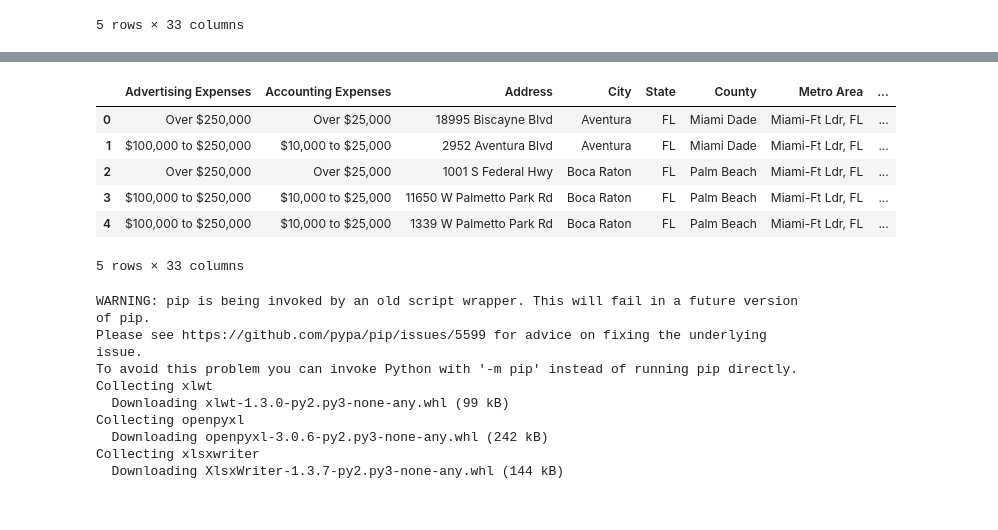
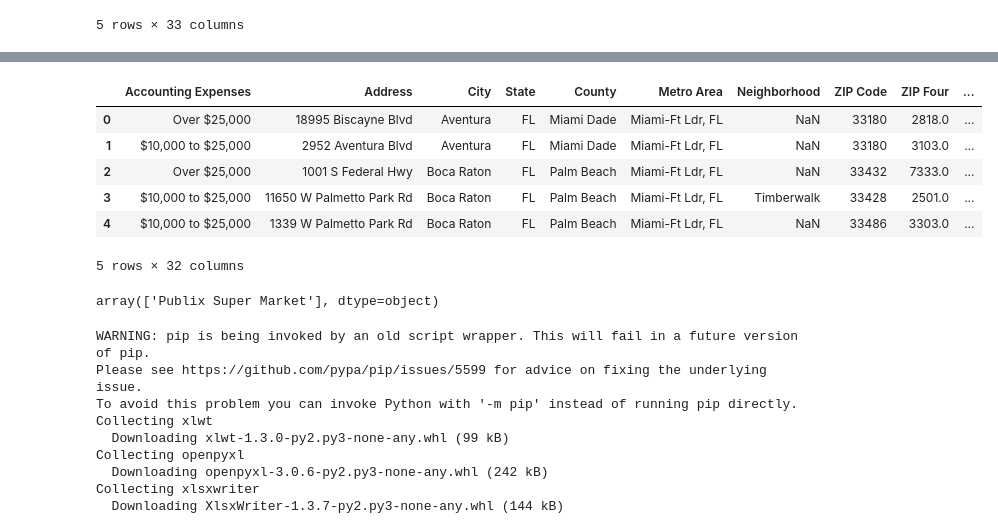
Before and after one commit to PhilAScript826/team-57, a Jupyter notebook: TeamNumber_Project_Week7.ipynb, the cells around one changed output, grey strips where cells are left out. Saved outputs shown, nothing was run; the diff lists cells and outputs as text; code cells hidden in the pictures.

```diff
--- a/TeamNumber_Project_Week7.ipynb
+++ b/TeamNumber_Project_Week7.ipynb
@@ -829,7 +858,11 @@ prof.to_file(output_file='ctown_output.html')
 # %%
 company_Publix = pd.read_csv('merged_files/Publix_merged.csv')
 # %%
-company_Publix = company_Publix[[ 'Advertising  Expenses', 'Accounting Expenses',
+#  'Advertising Expenses',
+company_Publix = company_Publix.replace('Publix Super Markets Inc', 'Publix Super Market')
+company_Publix.drop(company_Publix.loc[company_Publix['Company Name']== 'Publix Super Markets Div Ofc'].index, inplace=True)
+
+company_Publix = company_Publix[['Accounting Expenses',
  'Address',
  'City',
  'State',
@@ -837,37 +870,41 @@ company_Publix = company_Publix[[ 'Advertising  Expenses', 'Accounting Expenses'
  'Metro Area',
  'Neighborhood',
  'ZIP Code',
  'ZIP Four',
  'Year Established',
  'Years In Database',
  'Company Name',
  'Computer Expenses',
  'Contract Labor Expenses',
  'Corporate Sales Volume Actual',
  'Insurance Expenses',
  'Last Updated On',
  'Legal Expenses',
  'Location Employee Size Actual',
  'Location Employee Size Range',
  'Location Sales Volume Actual',
  'Location Sales Volume Range',
  'Management/Administration Expenses',
  'Office Supplies Expense',
  'Own or Lease',
  'Package Container Expense',
  'Payroll and Benefits Expenses',
  'Purchase Print Expenses',
  'Rent Expenses',
  'Square Footage',
  'Telcom Expenses',
  'Utilities Expenses',
  ]]
 company_Publix.head()
 # %% [output]
-|  | Advertising Expenses | Accounting Expenses | Address | City | State | County | Metro Area | ... |
-| 0 | Over $250,000 | Over $25,000 | 18995 Biscayne Blvd | Aventura | FL | Miami Dade | Miami-Ft Ldr, FL | ... |
-| 1 | $100,000 to $250,000 | $10,000 to $25,000 | 2952 Aventura Blvd | Aventura | FL | Miami Dade | Miami-Ft Ldr, FL | ... |
-| 2 | Over $250,000 | Over $25,000 | 1001 S Federal Hwy | Boca Raton | FL | Palm Beach | Miami-Ft Ldr, FL | ... |
-| 3 | $100,000 to $250,000 | $10,000 to $25,000 | 11650 W Palmetto Park Rd | Boca Raton | FL | Palm Beach | Miami-Ft Ldr, FL | ... |
-| 4 | $100,000 to $250,000 | $10,000 to $25,000 | 1339 W Palmetto Park Rd | Boca Raton | FL | Palm Beach | Miami-Ft Ldr, FL | ... |
+|  | Accounting Expenses | Address | City | State | County | Metro Area | Neighborhood | ZIP Code | ZIP Four | ... |
+| 0 | Over $25,000 | 18995 Biscayne Blvd | Aventura | FL | Miami Dade | Miami-Ft Ldr, FL | NaN | 33180 | 2818.0 | ... |
+| 1 | $10,000 to $25,000 | 2952 Aventura Blvd | Aventura | FL | Miami Dade | Miami-Ft Ldr, FL | NaN | 33180 | 3103.0 | ... |
+| 2 | Over $25,000 | 1001 S Federal Hwy | Boca Raton | FL | Palm Beach | Miami-Ft Ldr, FL | NaN | 33432 | 7333.0 | ... |
+| 3 | $10,000 to $25,000 | 11650 W Palmetto Park Rd | Boca Raton | FL | Palm Beach | Miami-Ft Ldr, FL | Timberwalk | 33428 | 2501.0 | ... |
+| 4 | $10,000 to $25,000 | 1339 W Palmetto Park Rd | Boca Raton | FL | Palm Beach | Miami-Ft Ldr, FL | NaN | 33486 | 3303.0 | ... |
-5 rows × 33 columns
+5 rows × 32 columns
+# %%
+company_Publix['Company Name'].unique()
+# %% [output]
+array(['Publix Super Market'], dtype=object)
```
Also changed, not shown: parts of 32 cells of this notebook, 3 other files.
